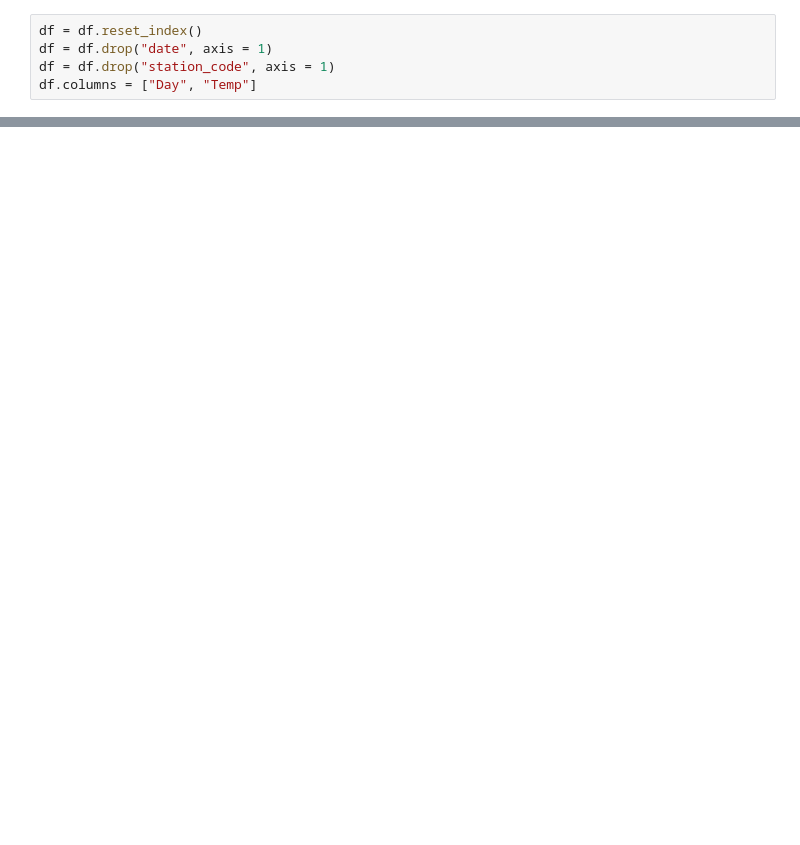
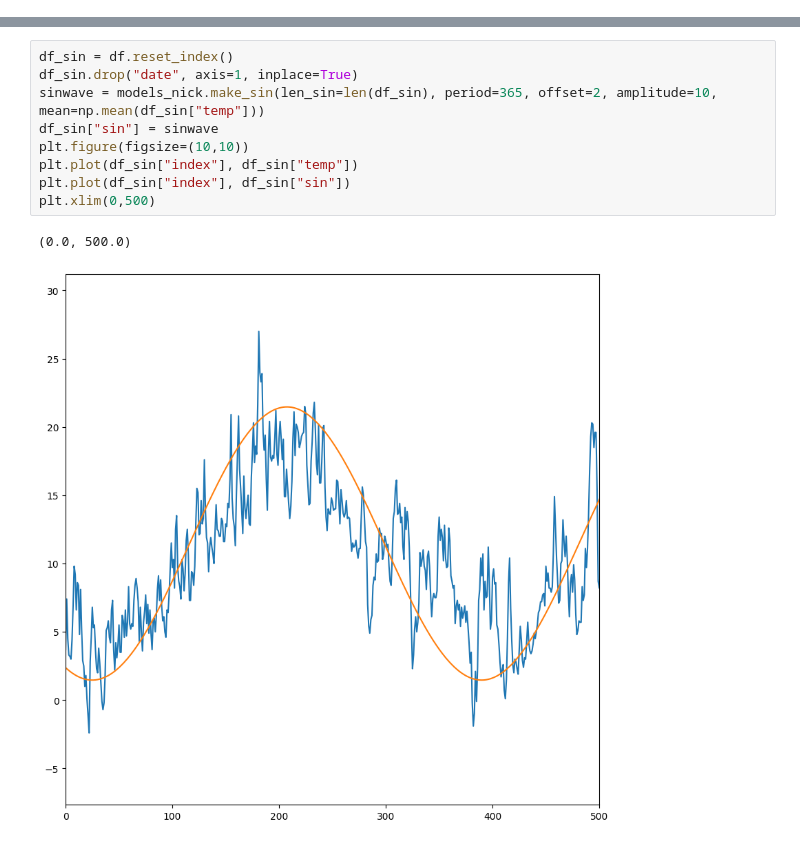
Before and after one commit to MrBr00d/weather_forecast, a Jupyter notebook: main.ipynb, the cells around one changed output, grey strips where cells are left out. Cells and saved outputs as stored; diff of their text form; blank space fills up the shorter version.

```diff
--- a/main.ipynb
+++ b/main.ipynb
@@ -65,5 +54,0 @@ No artists with labels found to put in legend.  Note that artists whose label st
-# %%
-df = df.reset_index()
-df = df.drop("date", axis = 1)
-df = df.drop("station_code", axis = 1)
-df.columns = ["Day", "Temp"]
@@ -89,0 +79,12 @@ df_sin
+# %%
+df_sin = df.reset_index()
+df_sin.drop("date", axis=1, inplace=True)
+sinwave = models_nick.make_sin(len_sin=len(df_sin), period=365, offset=2, amplitude=10, mean=np.mean(df_sin["temp"]))
+df_sin["sin"] = sinwave
+plt.figure(figsize=(10,10))
+plt.plot(df_sin["index"], df_sin["temp"])
+plt.plot(df_sin["index"], df_sin["sin"])
+plt.xlim(0,500)
+# %% [output]
+(0.0, 500.0)
+[figure, added]
```
Also changed, not shown: parts of 13 cells of this notebook, 1 other file.
